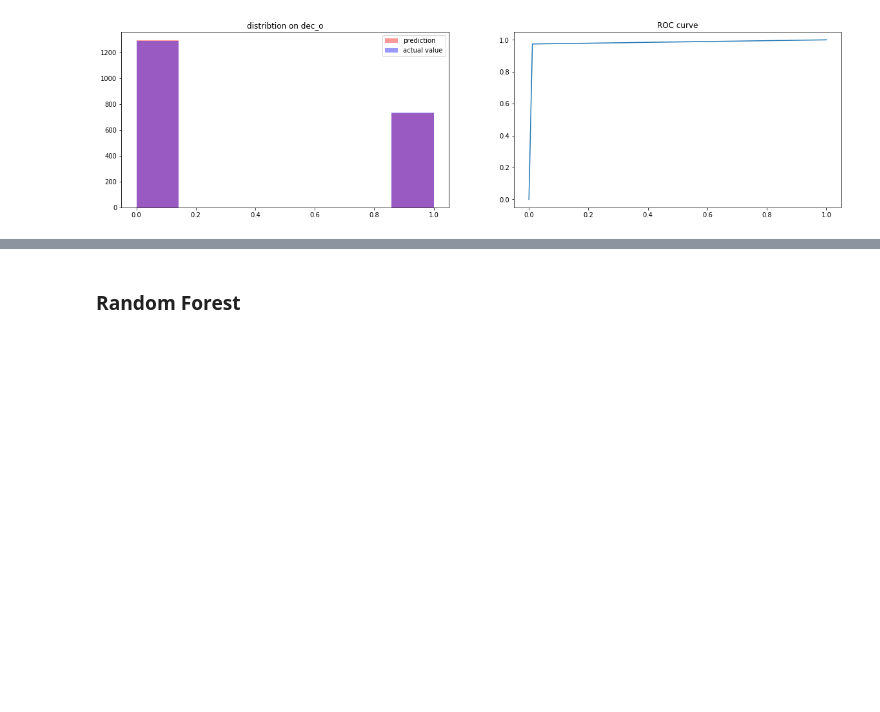
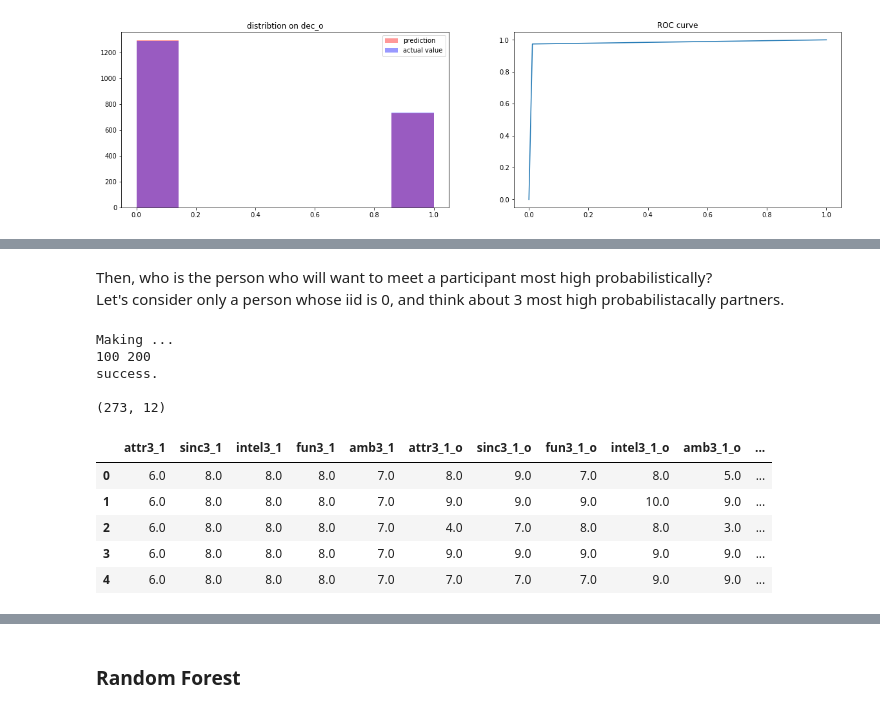
Before and after one commit to imsaulpark/Speed-dating-in-kaggle, a Jupyter notebook: Prediction/Prediction on 'decision_o'.ipynb, the cells around one changed output, grey strips where cells are left out. Saved outputs shown, nothing was run; the diff lists cells and outputs as text; code cells hidden in the pictures; blank space fills up the shorter version.

```diff
--- a/Prediction/Prediction on 'decision_o'.ipynb
+++ b/Prediction/Prediction on 'decision_o'.ipynb
@@ -171,0 +188,54 @@ Image(graph.create_png())
+# %% [markdown]
+Then, who is the person who will want to meet a participant most high probabilistically?
+Let's consider only a person whose iid is 0, and think about 3 most high probabilistacally partners.
+# %%
+# Let's choose a participant who is iid is 0. She is a female participant.
+participant = df_female.iloc[0]
+
+# Extract only features we need.
+cols = ['age', 'attr3_1', 'sinc3_1', 'fun3_1', 'intel3_1', 'amb3_1']
+participant = participant.loc[cols]
+participant_values = list( participant.values )
+
+# Let's make dataframe for the participant. (empty yet)
+df_input = pd.DataFrame( data = None, columns = cols + ['age_o', 'attr3_1_o', 'sinc3_1_o', 'fun3_1_o', 'intel3_1_o',  'amb3_1_o'] )
+index = 0
+
+# Then, Let's make dropped duplicates dataframe of male.
+df_male_drop = df_male.drop_duplicates(subset=['iid'])
+
+print("Making ...")
+
+# Let's fill each rows of dataframe.
+for m_index, m_row in df_male_drop.iterrows() :
+    values = participant_values + list(m_row['age':'amb3_1'].values)
+
+    df_input.loc[index] = values
+    index += 1
+
+    if index % 100 == 0 :
+        print(index, end = " ")
+
+print("\nsuccess.\n")
+
+# We need to fix above dataframe for order of X.
+X = ['attr3_1', 'sinc3_1', 'intel3_1', 'fun3_1', 'amb3_1',
+   'attr3_1_o', 'sinc3_1_o', 'fun3_1_o', 'intel3_1_o',  'amb3_1_o',
+   'age','age_o'
+  ]
+df_input = df_input[X]
+
+print(df_input.shape)
+df_input.head()
+# %% [output]
+Making ...
+100 200
+success.
+
+(273, 12)
+|  | attr3_1 | sinc3_1 | intel3_1 | fun3_1 | amb3_1 | attr3_1_o | sinc3_1_o | fun3_1_o | intel3_1_o | amb3_1_o | ... |
+| 0 | 6.0 | 8.0 | 8.0 | 8.0 | 7.0 | 8.0 | 9.0 | 7.0 | 8.0 | 5.0 | ... |
+| 1 | 6.0 | 8.0 | 8.0 | 8.0 | 7.0 | 9.0 | 9.0 | 9.0 | 10.0 | 9.0 | ... |
+| 2 | 6.0 | 8.0 | 8.0 | 8.0 | 7.0 | 4.0 | 7.0 | 8.0 | 8.0 | 3.0 | ... |
+| 3 | 6.0 | 8.0 | 8.0 | 8.0 | 7.0 | 9.0 | 9.0 | 9.0 | 9.0 | 9.0 | ... |
+| 4 | 6.0 | 8.0 | 8.0 | 8.0 | 7.0 | 7.0 | 7.0 | 7.0 | 9.0 | 9.0 | ... |
```
Also changed, not shown: parts of 6 cells of this notebook.
